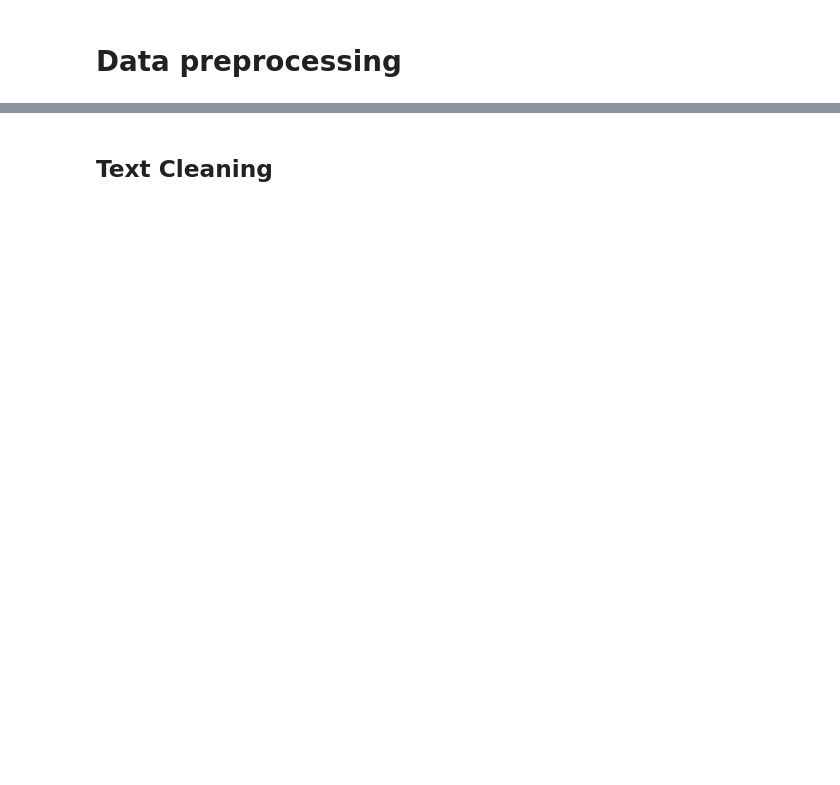
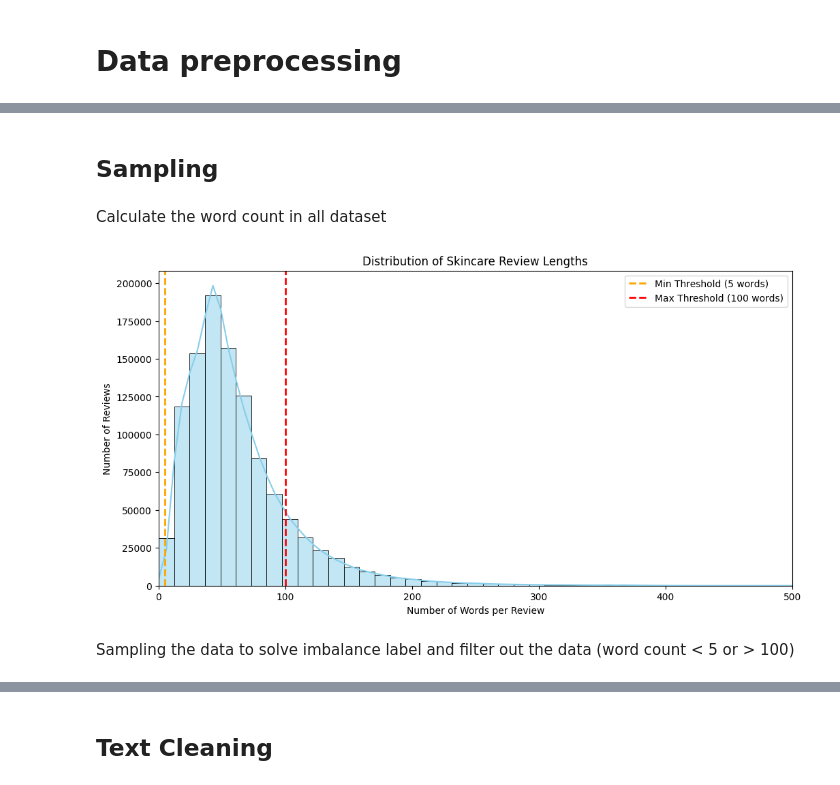
Before and after one commit to ZcePing404/skincare_sentiment_analysis, a Jupyter notebook: skincare_sentiment_analysis.ipynb, the cells around one changed output, grey strips where cells are left out. Saved outputs shown, nothing was run; the diff lists cells and outputs as text; code cells hidden in the pictures; blank space fills up the shorter version.

```diff
--- a/skincare_sentiment_analysis.ipynb
+++ b/skincare_sentiment_analysis.ipynb
@@ -143,3 +143,0 @@ plt.show()
-# %%
-df_all_reviews.dropna(inplace=True, subset=['review_text'])
-df_all_reviews.info()
@@ -148,0 +144,32 @@ plt.show()
+# %% [markdown]
+## Sampling
+# %% [markdown]
+Calculate the word count in all dataset
+# %%
+df_all_reviews['combined_text'] = df_all_reviews['review_title'].fillna("") + " " + df_all_reviews['review_text'].fillna("")
+
+# Filter too short or long reviews
+df_all_reviews['word_count'] = df_all_reviews['combined_text'].astype(str).apply(lambda x: len(x.split()))
+# %%
+import matplotlib.pyplot as plt
+import seaborn as sns
+
+plt.figure(figsize=(12, 6))
+
+# Plot the distribution
+sns.histplot(df_all_reviews['word_count'], bins=100, kde=True, color='skyblue')
+
+# Add visual lines for your thresholds
+plt.axvline(x=5, color='orange', linestyle='--', linewidth=2, label='Min Threshold (5 words)')
+plt.axvline(x=100, color='red', linestyle='--', linewidth=2, label='Max Threshold (100 words)')
+
+plt.title('Distribution of Skincare Review Lengths')
+plt.xlabel('Number of Words per Review')
+plt.ylabel('Number of Reviews')
+plt.legend()
+plt.xlim(0, 500) # Limit x-axis to see the main data clearly (ignoring extreme outliers)
+plt.show()
+# %% [output]
+[figure, added]
+# %% [markdown]
+Sampling the data to solve imbalance label and filter out the data (word count < 5 or > 100)
```
Also changed, not shown: parts of 53 cells of this notebook.
